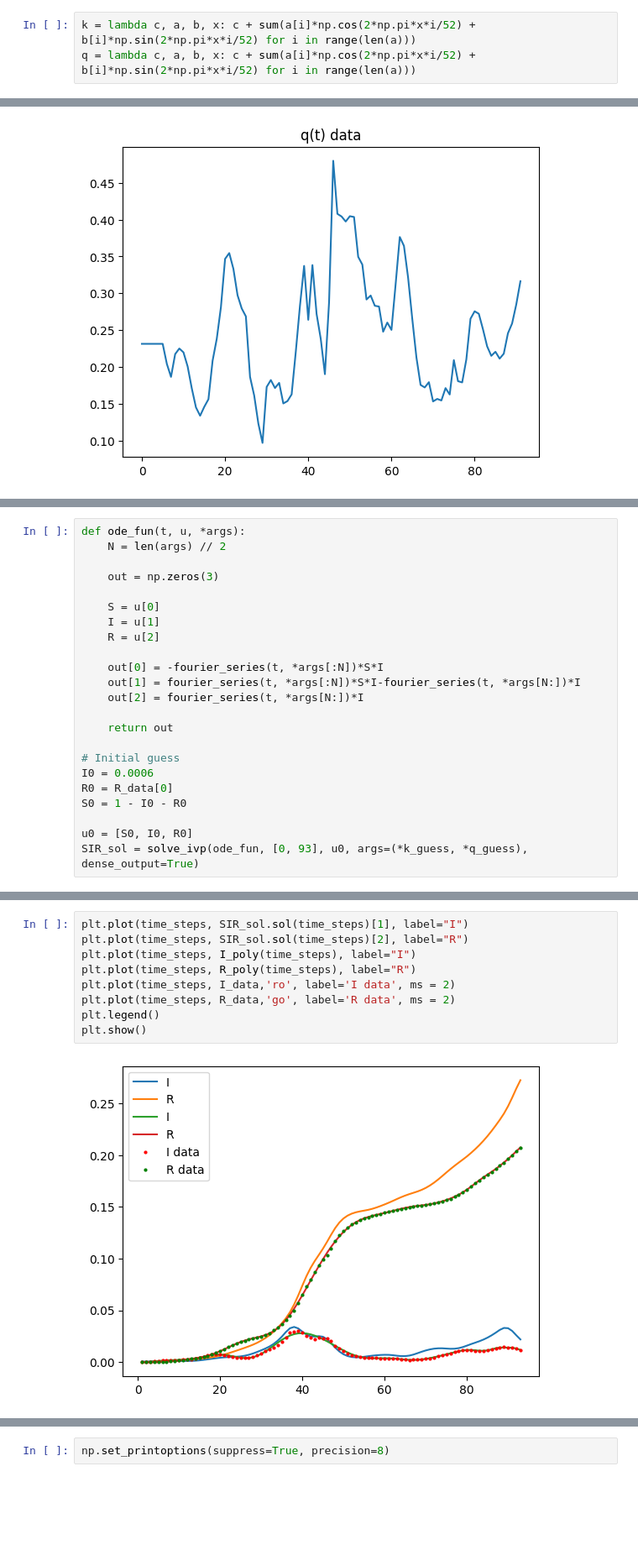
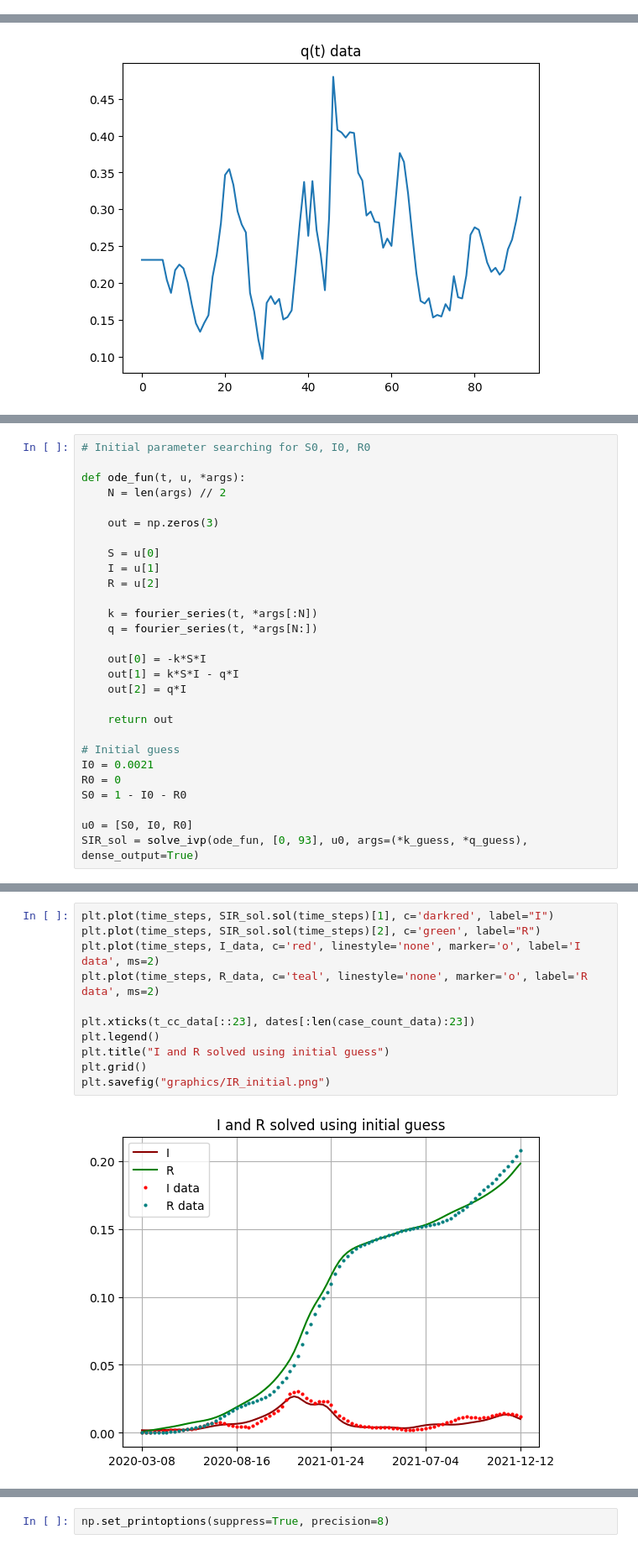
Before and after one commit to seon9cho/COVID-DataAssimilation, a Jupyter notebook: SIR_COVID1.ipynb, the cells around one changed output, grey strips where cells are left out. Shown: that part at 84% size. Cells and saved outputs as stored; diff of their text form; blank space fills up the shorter version.

```diff
--- a/SIR_COVID1.ipynb
+++ b/SIR_COVID1.ipynb
@@ -128,9 +128,6 @@ def fourier_series(t, *args):
     a = args[1:N+1]
     b = args[N+1:]
     return c + sum(a[i]*np.cos(2*np.pi*t*i/52) + b[i]*np.sin(2*np.pi*t*i/52) for i in range(N))
-# %%
-k = lambda c, a, b, x: c + sum(a[i]*np.cos(2*np.pi*x*i/52) + b[i]*np.sin(2*np.pi*x*i/52) for i in range(len(a)))
-q = lambda c, a, b, x: c + sum(a[i]*np.cos(2*np.pi*x*i/52) + b[i]*np.sin(2*np.pi*x*i/52) for i in range(len(a)))
 # %%
 # Generating k data
 
@@ -181,4 +179,6 @@ plt.show()
 # %%
+# Initial parameter searching for S0, I0, R0
+
 def ode_fun(t, u, *args):
     N = len(args) // 2
 
@@ -188,15 +188,18 @@ def ode_fun(t, u, *args):
     I = u[1]
     R = u[2]
 
-    out[0] = -fourier_series(t, *args[:N])*S*I
-    out[1] = fourier_series(t, *args[:N])*S*I-fourier_series(t, *args[N:])*I
-    out[2] = fourier_series(t, *args[N:])*I
+    k = fourier_series(t, *args[:N])
+    q = fourier_series(t, *args[N:])
+
+    out[0] = -k*S*I
+    out[1] = k*S*I - q*I
+    out[2] = q*I
 
     return out
 
 # Initial guess
-I0 = 0.0006
-R0 = R_data[0]
+I0 = 0.0021
+R0 = 0
 S0 = 1 - I0 - R0
 
 u0 = [S0, I0, R0]
@@ -212,14 +207,16 @@ plt.show()
 # %%
-plt.plot(time_steps, SIR_sol.sol(time_steps)[1], label="I")
-plt.plot(time_steps, SIR_sol.sol(time_steps)[2], label="R")
-plt.plot(time_steps, I_poly(time_steps), label="I")
-plt.plot(time_steps, R_poly(time_steps), label="R")
-plt.plot(time_steps, I_data,'ro', label='I data', ms = 2)
-plt.plot(time_steps, R_data,'go', label='R data', ms = 2)
+plt.plot(time_steps, SIR_sol.sol(time_steps)[1], c='darkred', label="I")
+plt.plot(time_steps, SIR_sol.sol(time_steps)[2], c='green', label="R")
+plt.plot(time_steps, I_data, c='red', linestyle='none', marker='o', label='I data', ms=2)
+plt.plot(time_steps, R_data, c='teal', linestyle='none', marker='o', label='R data', ms=2)
+
+plt.xticks(t_cc_data[::23], dates[:len(case_count_data):23])
 plt.legend()
-plt.show()
+plt.title("I and R solved using initial guess")
+plt.grid()
+plt.savefig("graphics/IR_initial.png")
 # %% [output]
-[figure, old version]
+[figure, new version]
 # %%
 def ode_adjoint(t, P):
     S = SIR_sol.sol(t)[0]
```
Also changed, not shown: parts of 19 cells of this notebook, 2 other files.
